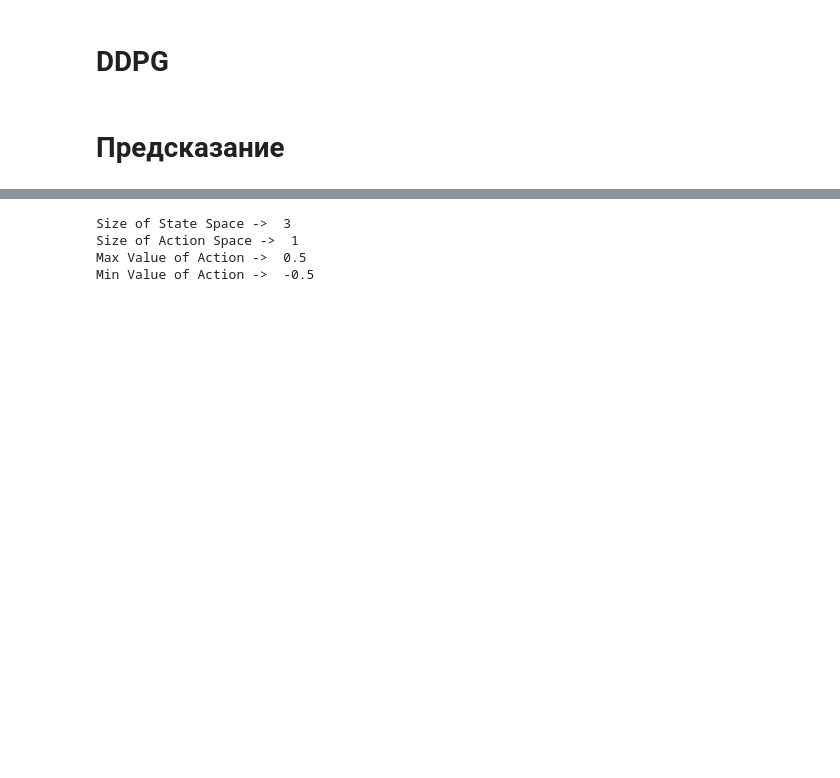
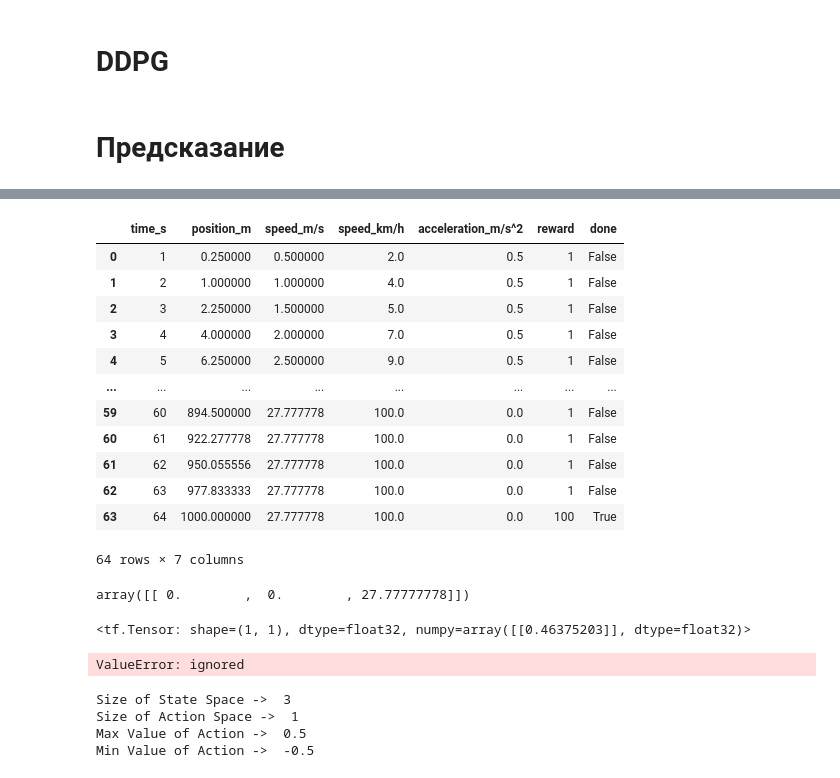
Before and after one commit to udsey/SATO_RL, a Jupyter notebook: DDPG.ipynb, the cells around one changed output, grey strips where cells are left out. Drawn from its saved outputs; the diff is of its cells as text; code cells hidden in the pictures; blank space fills up the shorter version.

```diff
--- a/DDPG.ipynb
+++ b/DDPG.ipynb
@@ -78,6 +78,9 @@ def ideal_driving(v_limit, s, t, dt):
     sum_reward = 0
     action = 0
     pos_action = env.action_high
+    state_list = []
+    action_list = []
+    state_list.append(state)
     while not done:
         v += action * dt
         next_v = v + env.action_high * dt
@@ -89,12 +92,15 @@ def ideal_driving(v_limit, s, t, dt):
         else:
             action = (v_limit - next_v)/dt
         state, reward, done = env.step(action)
+        state_list.append(state)
+        action_list.append(action)
         sum_reward += reward
     df = env.legend()
     df_limit_speed = limit_plot(env.df_limit, return_df=True, plot=False)
     print('Total reward = ', sum_reward)
     plot_result(df, df_limit_speed)
-    return df
+    state_list = state_list[:-1]
+    return df, state_list, action_list
 # %% [markdown]
 # Модель поезда
 # %% [markdown]
@@ -495,4 +501,5 @@ def test_ddpg(actor_model, best_weights):
 s = 1 #km
 v = 100 #km/h
 t = min_time(s, v)*1.1
+dt = 1
 # %%
@@ -505,0 +511,2 @@ ideal_driving(v_limit=100, s=5, t=min_time(s, v_limit), dt=1)
+# %%
+ideal_driving_df, state_list, action_list = ideal_driving(v_limit=v, s=s, t=t, dt=dt)
@@ -506,3 +516,34 @@ ideal_driving(v_limit=100, s=5, t=min_time(s, v_limit), dt=1)
+# %%
+ideal_driving_df
+# %% [output]
+|  | time_s | position_m | speed_m/s | speed_km/h | acceleration_m/s^2 | reward | done |
+| 0 | 1 | 0.250000 | 0.500000 | 2.0 | 0.5 | 1 | False |
+| 1 | 2 | 1.000000 | 1.000000 | 4.0 | 0.5 | 1 | False |
+| 2 | 3 | 2.250000 | 1.500000 | 5.0 | 0.5 | 1 | False |
+| 3 | 4 | 4.000000 | 2.000000 | 7.0 | 0.5 | 1 | False |
+| 4 | 5 | 6.250000 | 2.500000 | 9.0 | 0.5 | 1 | False |
+| ... | ... | ... | ... | ... | ... | ... | ... |
+| 59 | 60 | 894.500000 | 27.777778 | 100.0 | 0.0 | 1 | False |
+| 60 | 61 | 922.277778 | 27.777778 | 100.0 | 0.0 | 1 | False |
+| 61 | 62 | 950.055556 | 27.777778 | 100.0 | 0.0 | 1 | False |
+| 62 | 63 | 977.833333 | 27.777778 | 100.0 | 0.0 | 1 | False |
+| 63 | 64 | 1000.000000 | 27.777778 | 100.0 | 0.0 | 100 | True |
+64 rows × 7 columns
+# %%
+x
+# %% [output]
+array([[ 0.        ,  0.        , 27.77777778]])
+# %%
+actor_model(x)
+# %% [output]
+<tf.Tensor: shape=(1, 1), dtype=float32, numpy=array([[0.46375203]], dtype=float32)>
+# %%
+actor_model.compile(loss=None)
+x = np.expand_dims(state_list[0], 0)
+y = action_list[0]
+actor_model.fit(x, 0.5)
+# %% [output]
+ValueError: ignored
 # %%
 env = train
 
```
Also changed, not shown: parts of 3 cells of this notebook.
